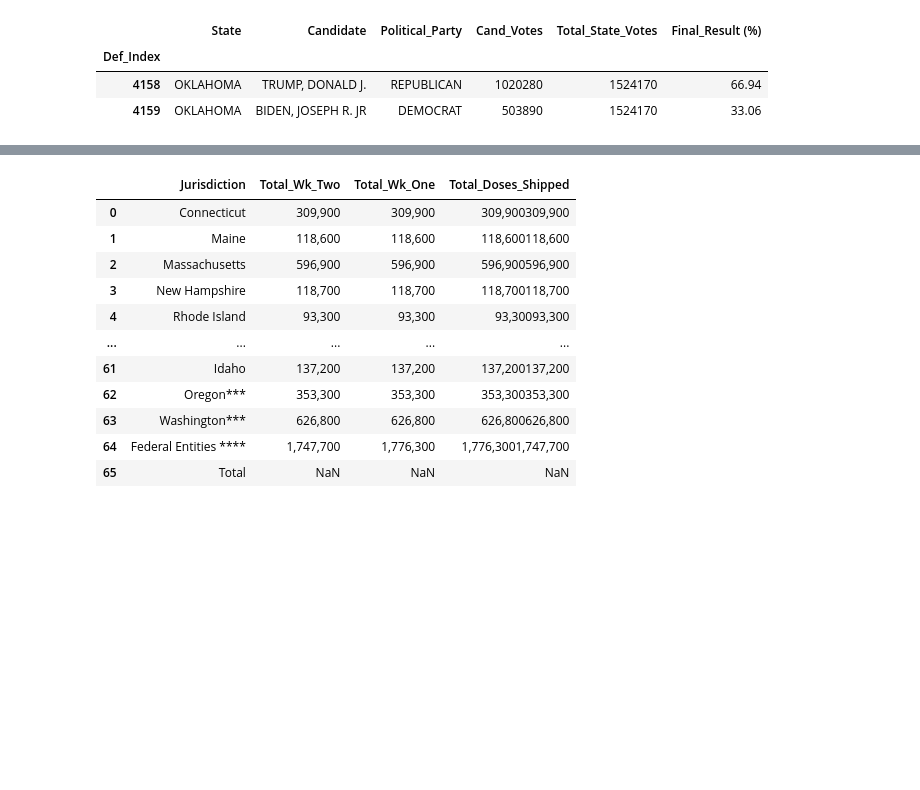
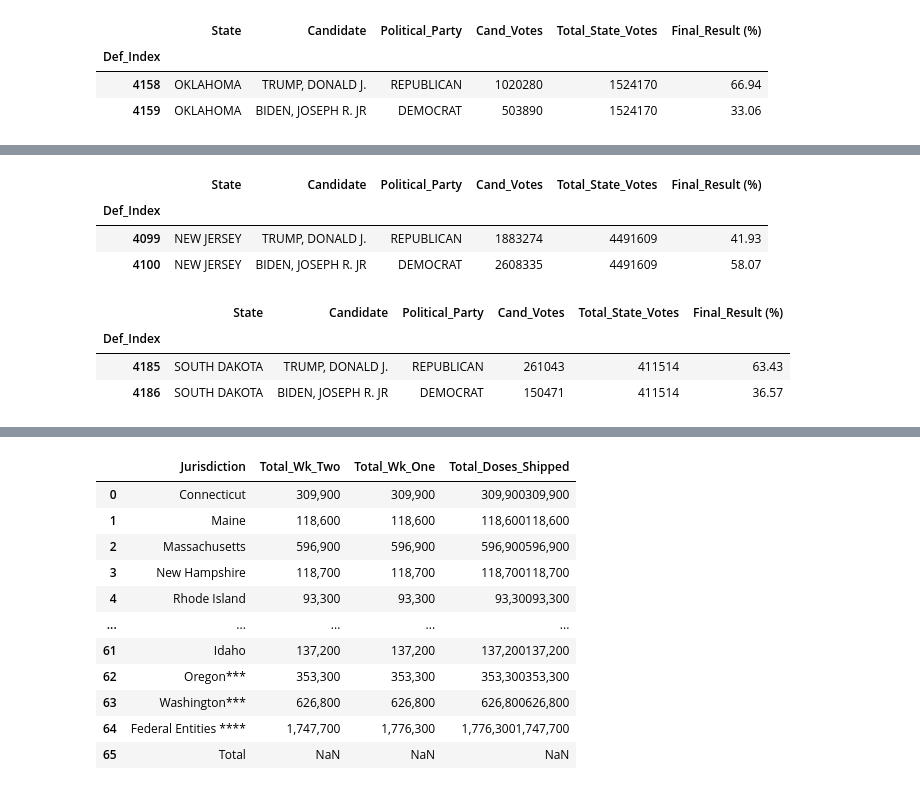
Before and after one commit to tduron3/I_Have_No_Clue, a Jupyter notebook: Project_6.ipynb, the cells around one changed output, grey strips where cells are left out. Saved outputs shown, nothing was run; the diff lists cells and outputs as text; code cells hidden in the pictures; blank space fills up the shorter version.

```diff
--- a/Project_6.ipynb
+++ b/Project_6.ipynb
@@ -461,0 +570,72 @@ df_ok.rename(columns = {'state':'State','candidate':'Candidate','party_simplifie
+# %%
+# 2020 Presidential Analysis (cont.)
+# Select Individual State Data and Create DataFrame
+df_nj = dem_rep_df[dem_rep_df.state=="NEW JERSEY"][['state','candidate','party_simplified','candidatevotes']]
+
+# Print
+df_nj
+df_ok.head()
+
+# Total Votes for Both Parties in Alabama
+total_nj = df_nj['candidatevotes'].sum()
+
+# Print
+total_nj
+
+# Create New column and Add Result
+df_nj['Total_State_Votes'] = df_nj['candidatevotes'].sum()
+
+# Print
+df_nj
+df_nj.head()
+
+# Insert New Column for Result
+df_nj.insert(5, "Final_Result (%)", True)
+
+# Compute Percentage Result, Rounding to 2 Decimal Places
+df_nj['Final_Result (%)']=round((df_nj['candidatevotes']).div(df_nj['Total_State_Votes']) * 100, 2)
+
+# Print
+df_nj
+df_nj.rename(columns = {'state':'State','candidate':'Candidate','party_simplified':'Political_Party','candidatevotes':'Cand_Votes'})
+# %% [output]
+|  | State | Candidate | Political_Party | Cand_Votes | Total_State_Votes | Final_Result (%) |
+| Def_Index |  |  |  |  |  |  |
+| 4099 | NEW JERSEY | TRUMP, DONALD J. | REPUBLICAN | 1883274 | 4491609 | 41.93 |
+| 4100 | NEW JERSEY | BIDEN, JOSEPH R. JR | DEMOCRAT | 2608335 | 4491609 | 58.07 |
+# %%
+# 2020 Presidential Analysis (cont.)
+# Select Individual State Data and Create DataFrame
+df_sd = dem_rep_df[dem_rep_df.state=="SOUTH DAKOTA"][['state','candidate','party_simplified','candidatevotes']]
+
+# Print
+df_sd
+df_sd.head()
+
+# Total Votes for Both Parties in Alabama
+total_sd = df_sd['candidatevotes'].sum()
+
+# Print
+total_sd
+
+# Create New column and Add Result
+df_sd['Total_State_Votes'] = df_sd['candidatevotes'].sum()
+
+# Print
+df_sd
+df_sd.head()
+
+# Insert New Column for Result
+df_sd.insert(5, "Final_Result (%)", True)
+
+# Compute Percentage Result, Rounding to 2 Decimal Places
+df_sd['Final_Result (%)']=round((df_sd['candidatevotes']).div(df_sd['Total_State_Votes']) * 100, 2)
+
+# Print
+df_sd
+df_sd.rename(columns = {'state':'State','candidate':'Candidate','party_simplified':'Political_Party','candidatevotes':'Cand_Votes'})
+# %% [output]
+|  | State | Candidate | Political_Party | Cand_Votes | Total_State_Votes | Final_Result (%) |
+| Def_Index |  |  |  |  |  |  |
+| 4185 | SOUTH DAKOTA | TRUMP, DONALD J. | REPUBLICAN | 261043 | 411514 | 63.43 |
+| 4186 | SOUTH DAKOTA | BIDEN, JOSEPH R. JR | DEMOCRAT | 150471 | 411514 | 36.57 |
```
Also changed, not shown: parts of 14 cells of this notebook.
